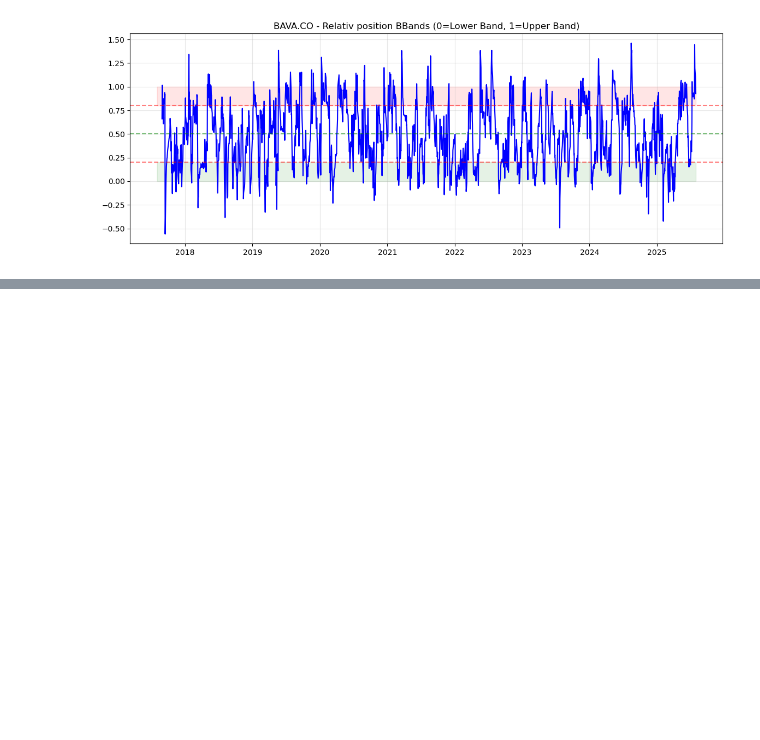
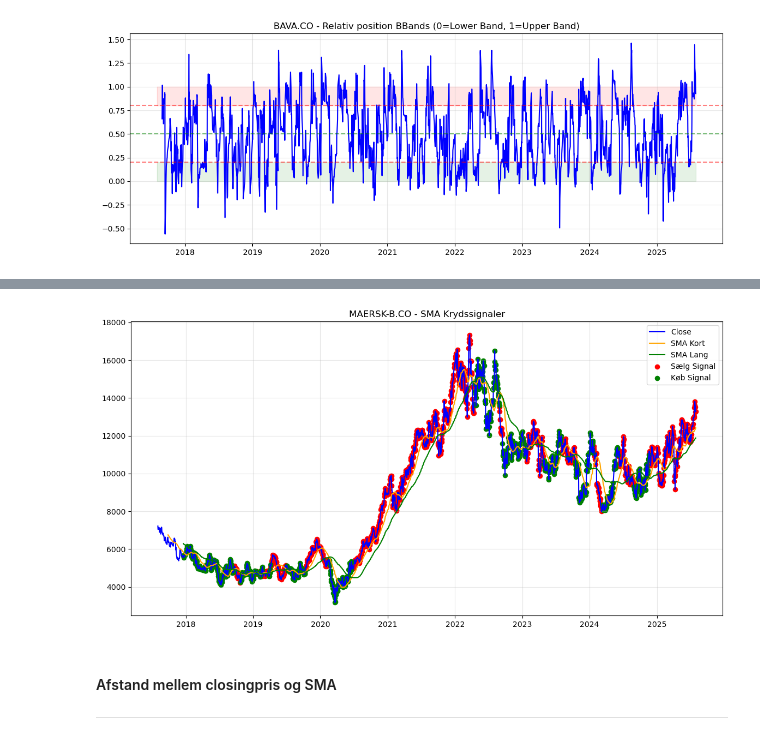
Before and after one commit to johanschaarup/ML-OMXC25, a Jupyter notebook: notebooks/01_data_explore.ipynb, the cells around one changed output, grey strips where cells are left out. Drawn from its saved outputs; the diff is of its cells as text; code cells hidden in the pictures; blank space fills up the shorter version.

```diff
--- a/notebooks/01_data_explore.ipynb
+++ b/notebooks/01_data_explore.ipynb
@@ -801,0 +862,8 @@ plt.show()
+# %%
+symbol = 'MAERSK-B.CO'
+maersk_data = individual_c25_data[symbol]
+maersk_data['SMA_Kort'] = maersk_data['Close'].rolling(window=40).mean()
+maersk_data['SMA_Lang'] = maersk_data['Close'].rolling(window=100).mean()
+maersk_signals = kryds_signaler(maersk_data)
+
+display(maersk_signals[['Close', 'SMA_Kort', 'SMA_Lang', 'Krydssignal']])
@@ -801,0 +885,22 @@ plt.show()
+# %%
+symbol = 'MAERSK-B.CO'
+plt.figure(figsize=(14, 7))
+plt.plot(maersk_signals.index, maersk_signals['Close'], label='Close', color='blue')
+plt.plot(maersk_signals.index, maersk_signals['SMA_Kort'], label='SMA Kort', color='orange')
+plt.plot(maersk_signals.index, maersk_signals['SMA_Lang'], label='SMA Lang', color='green')
+
+plt.scatter(maersk_signals.index[maersk_signals['Krydssignal'] == 1],
+            maersk_signals['Close'][maersk_signals['Krydssignal'] == 1],
+            marker='o', color='red', label='Sælg Signal', s=35)
+plt.scatter(maersk_signals.index[maersk_signals['Krydssignal'] == -1],
+            maersk_signals['Close'][maersk_signals['Krydssignal'] == -1],
+            marker='o', color='green', label='Køb Signal', s=35)
+plt.title(f'{symbol} - SMA Krydssignaler')
+plt.legend()
+plt.grid(True, alpha=0.3)
+plt.show()
+# %% [output]
+[figure, added]
+# %% [markdown]
+#### Afstand mellem closingpris og SMA
+***
```
Also changed, not shown: parts of 20 cells of this notebook.
